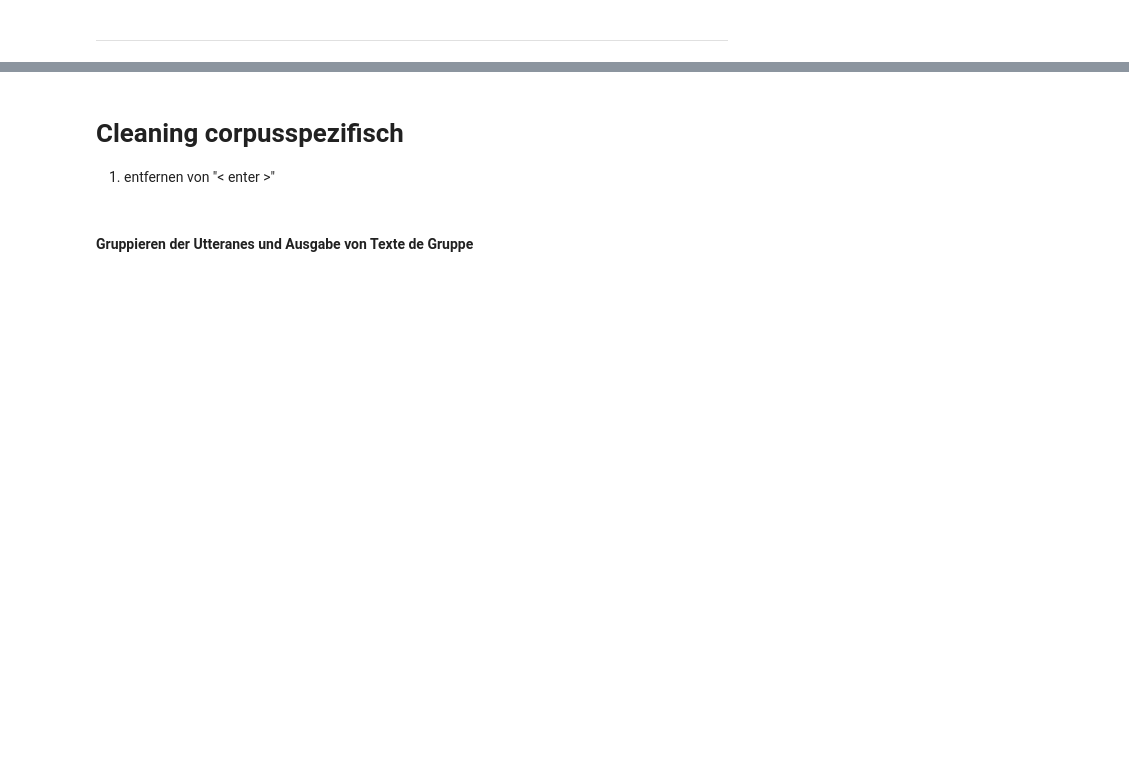
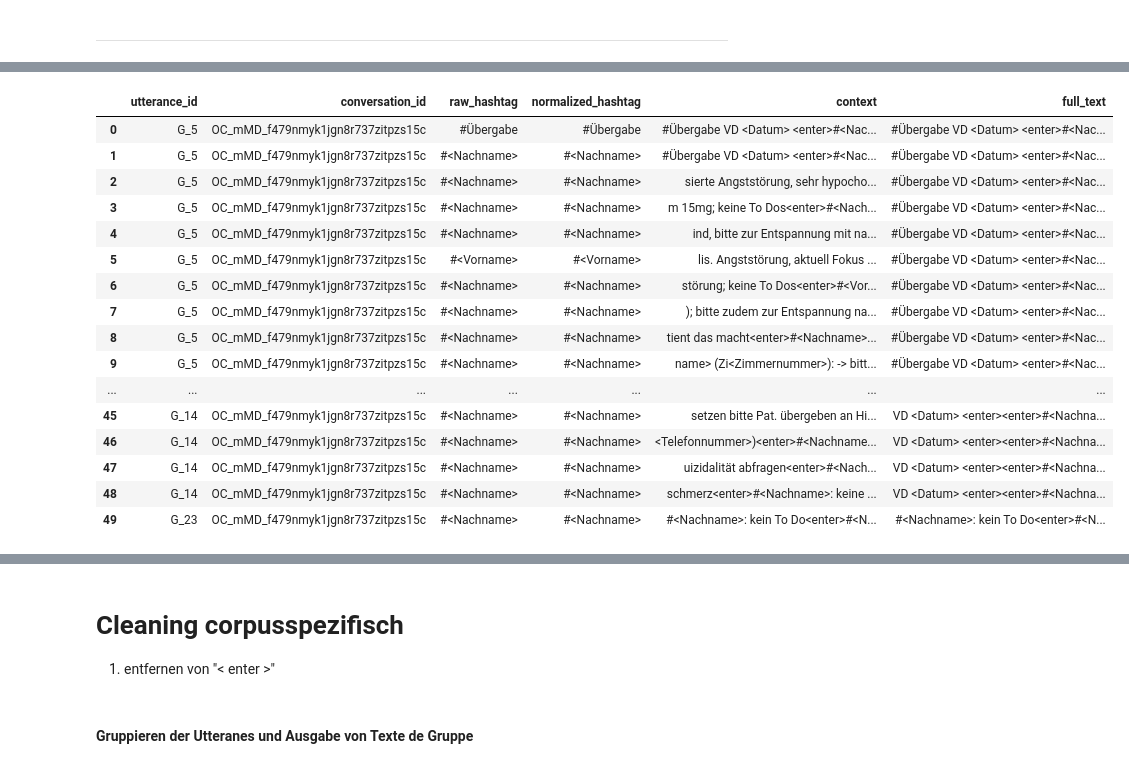
Before and after one commit to sajosa/DocTalk-Corpus-Analysis, a Jupyter notebook: 02_group_messages_analysis/DocTalk_ChatCorpus_Analyse_Gr.ipynb, the cells around one changed output, grey strips where cells are left out. Drawn from its saved outputs; the diff is of its cells as text; code cells hidden in the pictures; blank space fills up the shorter version.

```diff
--- a/02_group_messages_analysis/DocTalk_ChatCorpus_Analyse_Gr.ipynb
+++ b/02_group_messages_analysis/DocTalk_ChatCorpus_Analyse_Gr.ipynb
@@ -7282,0 +7485,72 @@ display(HTML(f"""
+# %%
+# =========================
+# Extract and review hashtag terms from original group-message corpus
+# =========================
+
+import re
+import pandas as pd
+from collections import Counter
+
+# Use original corpus, not cleaned corpus
+corpus_for_hashtag_review = G_corpus
+
+# Captures hashtags such as:
+# #<Nachname>
+# #visite
+# #Todo
+# #UAK-2
+hashtag_pattern = re.compile(
+    r"#(?:<[^<>]+>|[A-Za-zÄÖÜäöüß0-9_\-]+)"
+)
+
+hashtag_records = []
+hashtag_counter = Counter()
+
+
+def get_context_around_match(text, start, end, window=80):
+    context_start = max(0, start - window)
+    context_end = min(len(text), end + window)
+    return text[context_start:context_end]
+
+
+for utterance in corpus_for_hashtag_review.iter_utterances():
+    text = str(utterance.text)
+
+    for match in hashtag_pattern.finditer(text):
+        raw_hashtag = match.group(0)
+        normalized_hashtag = re.sub(r"\s+", " ", raw_hashtag).strip()
+
+        hashtag_counter[normalized_hashtag] += 1
+
+        hashtag_records.append({
+            "utterance_id": utterance.id,
+            "conversation_id": utterance.conversation_id,
+            "raw_hashtag": raw_hashtag,
+            "normalized_hashtag": normalized_hashtag,
+            "context": get_context_around_match(
+                text=text,
+                start=match.start(),
+                end=match.end(),
+                window=90
+            ),
+            "full_text": text
+        })
+
+
+G_hashtag_examples_df = pd.DataFrame(hashtag_records)
+
+G_hashtag_counts_df = (
+    pd.DataFrame(
+        hashtag_counter.most_common(),
+        columns=["hashtag", "count"]
+    )
+)
+
+# Add manual review columns
+G_hashtag_counts_df["manual_category"] = pd.NA
+G_hashtag_counts_df["manual_replacement"] = pd.NA
+G_hashtag_counts_df["manual_note"] = pd.NA
+
+display(G_hashtag_counts_df)
+display(G_hashtag_examples_df.head(50))
+# %% [output]
@@ -7282,0 +7570,17 @@ display(HTML(f"""
+|  | utterance_id | conversation_id | raw_hashtag | normalized_hashtag | context | full_text |
+| 0 | G_5 | OC_mMD_f479nmyk1jgn8r737zitpzs15c | #Übergabe | #Übergabe | #Übergabe VD <Datum> <enter>#<Nac... | #Übergabe VD <Datum> <enter>#<Nac... |
+| 1 | G_5 | OC_mMD_f479nmyk1jgn8r737zitpzs15c | #<Nachname> | #<Nachname> | #Übergabe VD <Datum> <enter>#<Nac... | #Übergabe VD <Datum> <enter>#<Nac... |
+| 2 | G_5 | OC_mMD_f479nmyk1jgn8r737zitpzs15c | #<Nachname> | #<Nachname> | sierte Angststörung, sehr hypocho... | #Übergabe VD <Datum> <enter>#<Nac... |
+| 3 | G_5 | OC_mMD_f479nmyk1jgn8r737zitpzs15c | #<Nachname> | #<Nachname> | m 15mg; keine To Dos<enter>#<Nach... | #Übergabe VD <Datum> <enter>#<Nac... |
+| 4 | G_5 | OC_mMD_f479nmyk1jgn8r737zitpzs15c | #<Nachname> | #<Nachname> | ind, bitte zur Entspannung mit na... | #Übergabe VD <Datum> <enter>#<Nac... |
+| 5 | G_5 | OC_mMD_f479nmyk1jgn8r737zitpzs15c | #<Vorname> | #<Vorname> | lis. Angststörung, aktuell Fokus ... | #Übergabe VD <Datum> <enter>#<Nac... |
+| 6 | G_5 | OC_mMD_f479nmyk1jgn8r737zitpzs15c | #<Nachname> | #<Nachname> | störung; keine To Dos<enter>#<Vor... | #Übergabe VD <Datum> <enter>#<Nac... |
+| 7 | G_5 | OC_mMD_f479nmyk1jgn8r737zitpzs15c | #<Nachname> | #<Nachname> | ); bitte zudem zur Entspannung na... | #Übergabe VD <Datum> <enter>#<Nac... |
+| 8 | G_5 | OC_mMD_f479nmyk1jgn8r737zitpzs15c | #<Nachname> | #<Nachname> | tient das macht<enter>#<Nachname>... | #Übergabe VD <Datum> <enter>#<Nac... |
+| 9 | G_5 | OC_mMD_f479nmyk1jgn8r737zitpzs15c | #<Nachname> | #<Nachname> | name> (Zi<Zimmernummer>): -> bitt... | #Übergabe VD <Datum> <enter>#<Nac... |
+| ... | ... | ... | ... | ... | ... | ... |
+| 45 | G_14 | OC_mMD_f479nmyk1jgn8r737zitpzs15c | #<Nachname> | #<Nachname> | setzen bitte Pat. übergeben an Hi... | VD <Datum> <enter><enter>#<Nachna... |
+| 46 | G_14 | OC_mMD_f479nmyk1jgn8r737zitpzs15c | #<Nachname> | #<Nachname> | <Telefonnummer>)<enter>#<Nachname... | VD <Datum> <enter><enter>#<Nachna... |
+| 47 | G_14 | OC_mMD_f479nmyk1jgn8r737zitpzs15c | #<Nachname> | #<Nachname> | uizidalität abfragen<enter>#<Nach... | VD <Datum> <enter><enter>#<Nachna... |
+| 48 | G_14 | OC_mMD_f479nmyk1jgn8r737zitpzs15c | #<Nachname> | #<Nachname> | schmerz<enter>#<Nachname>: keine ... | VD <Datum> <enter><enter>#<Nachna... |
+| 49 | G_23 | OC_mMD_f479nmyk1jgn8r737zitpzs15c | #<Nachname> | #<Nachname> | #<Nachname>: kein To Do<enter>#<N... | #<Nachname>: kein To Do<enter>#<N... |
```
Also changed, not shown: parts of 19 cells of this notebook, 5 other files.
